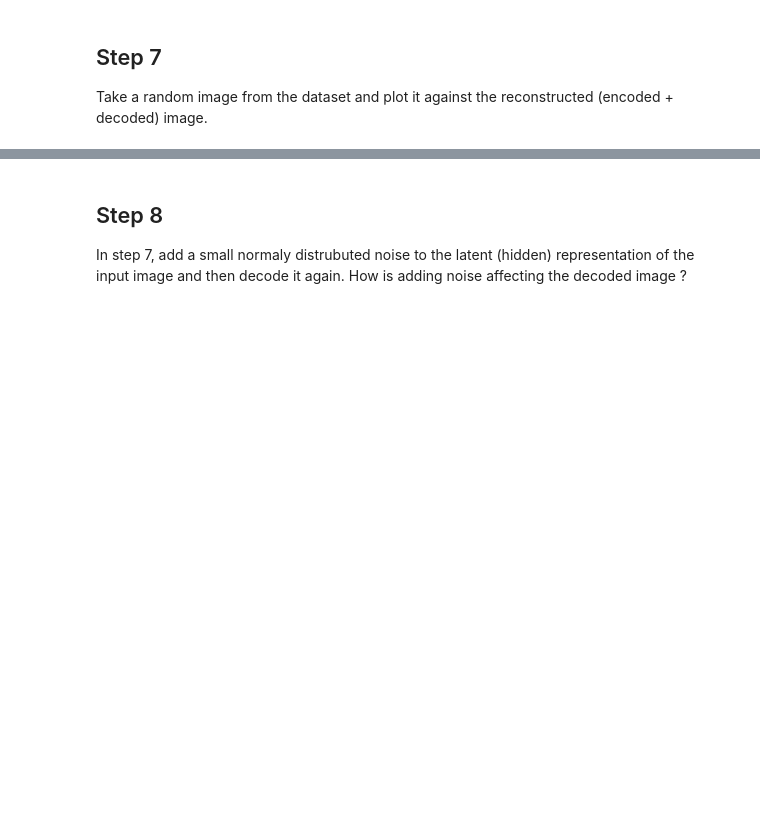
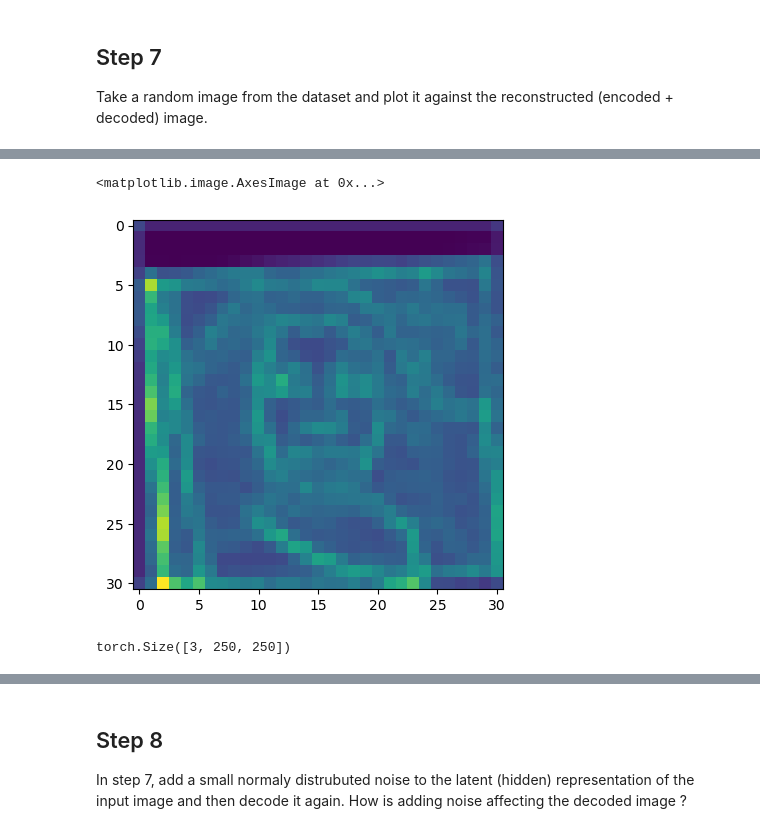
Before and after one commit to SakolB/CECS457, a Jupyter notebook: HW4/HW4.ipynb, the cells around one changed output, grey strips where cells are left out. Saved outputs shown, nothing was run; the diff lists cells and outputs as text; code cells hidden in the pictures; blank space fills up the shorter version.

```diff
--- a/HW4/HW4.ipynb
+++ b/HW4/HW4.ipynb
@@ -317,0 +346,2 @@ plt.imshow()
+# %%
+x_input = x_input.unsqueeze(0)
@@ -317,0 +350,2 @@ plt.imshow()
+# %%
+encoded = model.encoder(x_input)
@@ -317,0 +356,2 @@ plt.imshow()
+# %%
+average_encoded = torch.mean(encoded.squeeze(), dim=0)
@@ -317,0 +362,7 @@ plt.imshow()
+# %%
+average_encoded = average_encoded.cpu()
+# %%
+plt.imshow(average_encoded.detach().numpy())
+# %% [output]
+<matplotlib.image.AxesImage at 0x...>
+[figure, added]
@@ -317,0 +371,4 @@ plt.imshow()
+# %%
+x_prime.shape
+# %% [output]
+torch.Size([3, 250, 250])
```
Also changed, not shown: parts of 27 cells of this notebook, 1 other file.
